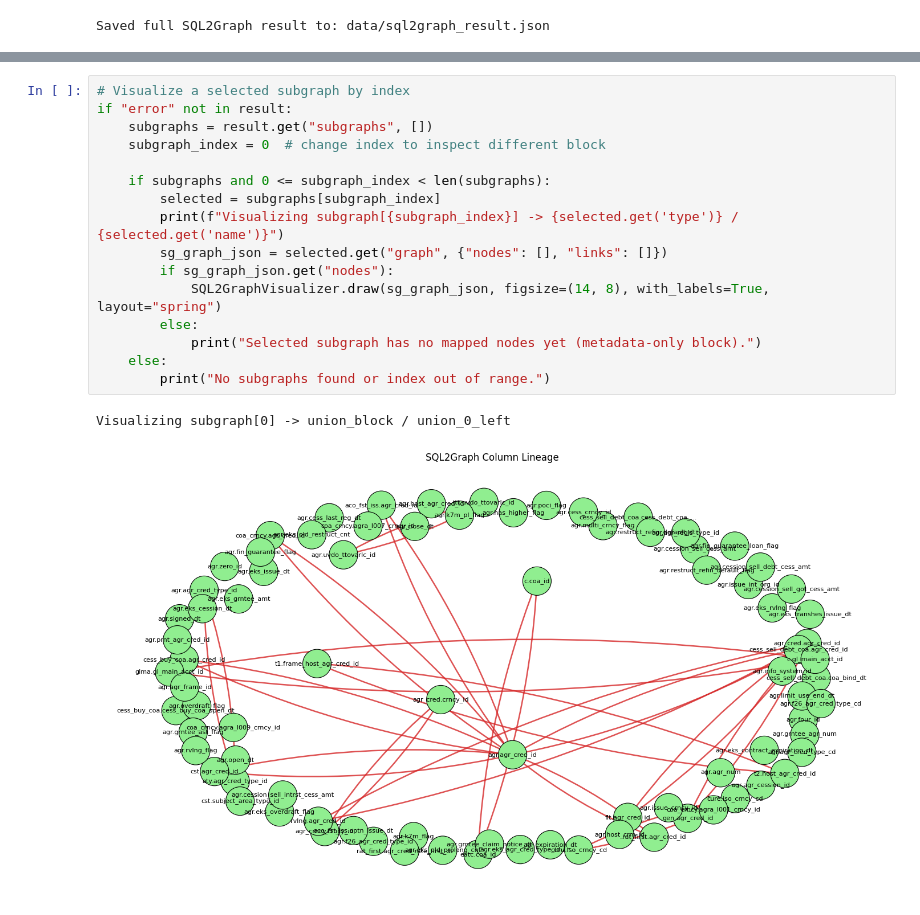
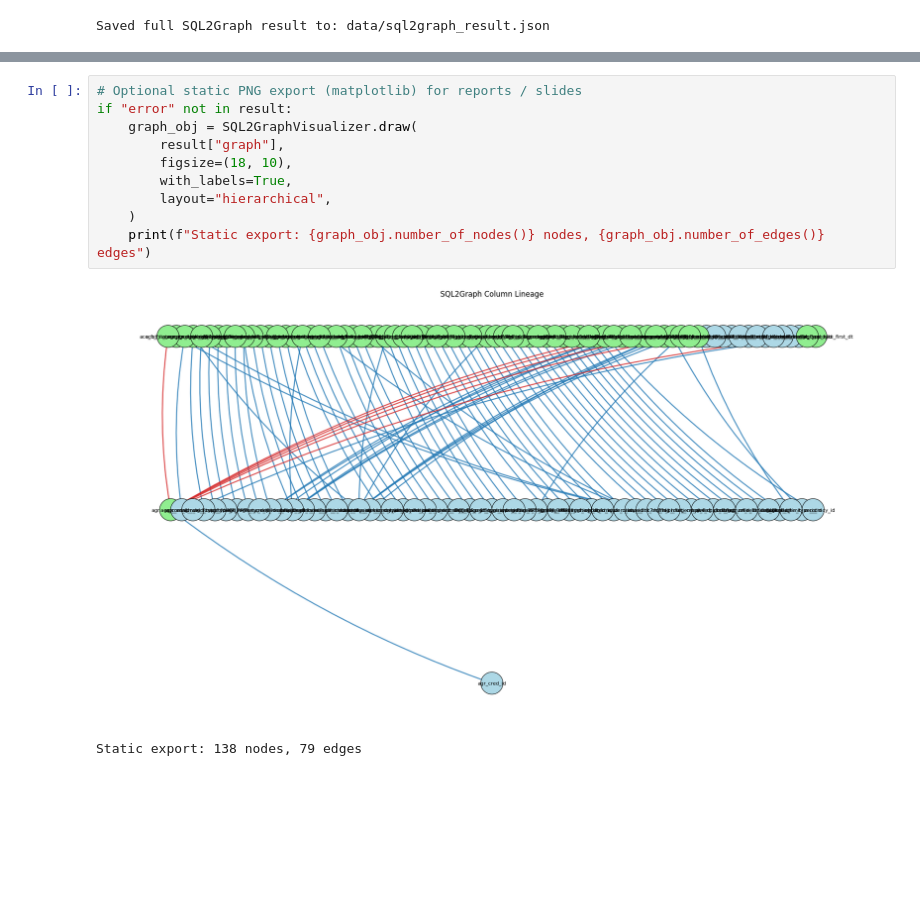
Before and after one commit to Xpehutta/llm4lineage, a Jupyter notebook: SQL2Graph.ipynb, the cells around one changed output, grey strips where cells are left out. Drawn from its saved outputs; the diff is of its cells as text; blank space fills up the shorter version.

```diff
--- a/SQL2Graph.ipynb
+++ b/SQL2Graph.ipynb
@@ -199,20 +191,14 @@ Total subgraphs: 4
      sql: SELECT agr_cred.agr_cred_id, CAST(NULL AS BIGINT) AS prnt_agr_cred_id, agr_cred.info_system_id, agr_cred.agr_num, CAST(NULL AS TEXT) AS grnt...
 # %%
-# Visualize a selected subgraph by index
+# Optional static PNG export (matplotlib) for reports / slides
 if "error" not in result:
-    subgraphs = result.get("subgraphs", [])
-    subgraph_index = 0  # change index to inspect different block
-
-    if subgraphs and 0 <= subgraph_index < len(subgraphs):
-        selected = subgraphs[subgraph_index]
-        print(f"Visualizing subgraph[{subgraph_index}] -> {selected.get('type')} / {selected.get('name')}")
-        sg_graph_json = selected.get("graph", {"nodes": [], "links": []})
-        if sg_graph_json.get("nodes"):
-            SQL2GraphVisualizer.draw(sg_graph_json, figsize=(14, 8), with_labels=True, layout="spring")
-        else:
-            print("Selected subgraph has no mapped nodes yet (metadata-only block).")
-    else:
-        print("No subgraphs found or index out of range.")
+    graph_obj = SQL2GraphVisualizer.draw(
+        result["graph"],
+        figsize=(18, 10),
+        with_labels=True,
+        layout="hierarchical",
+    )
+    print(f"Static export: {graph_obj.number_of_nodes()} nodes, {graph_obj.number_of_edges()} edges")
 # %% [output]
+[figure, new version]
-Visualizing subgraph[0] -> union_block / union_0_left
+Static export: 138 nodes, 79 edges
-[figure, old version]
```
Also changed, not shown: parts of 6 cells of this notebook, 7 other files.
